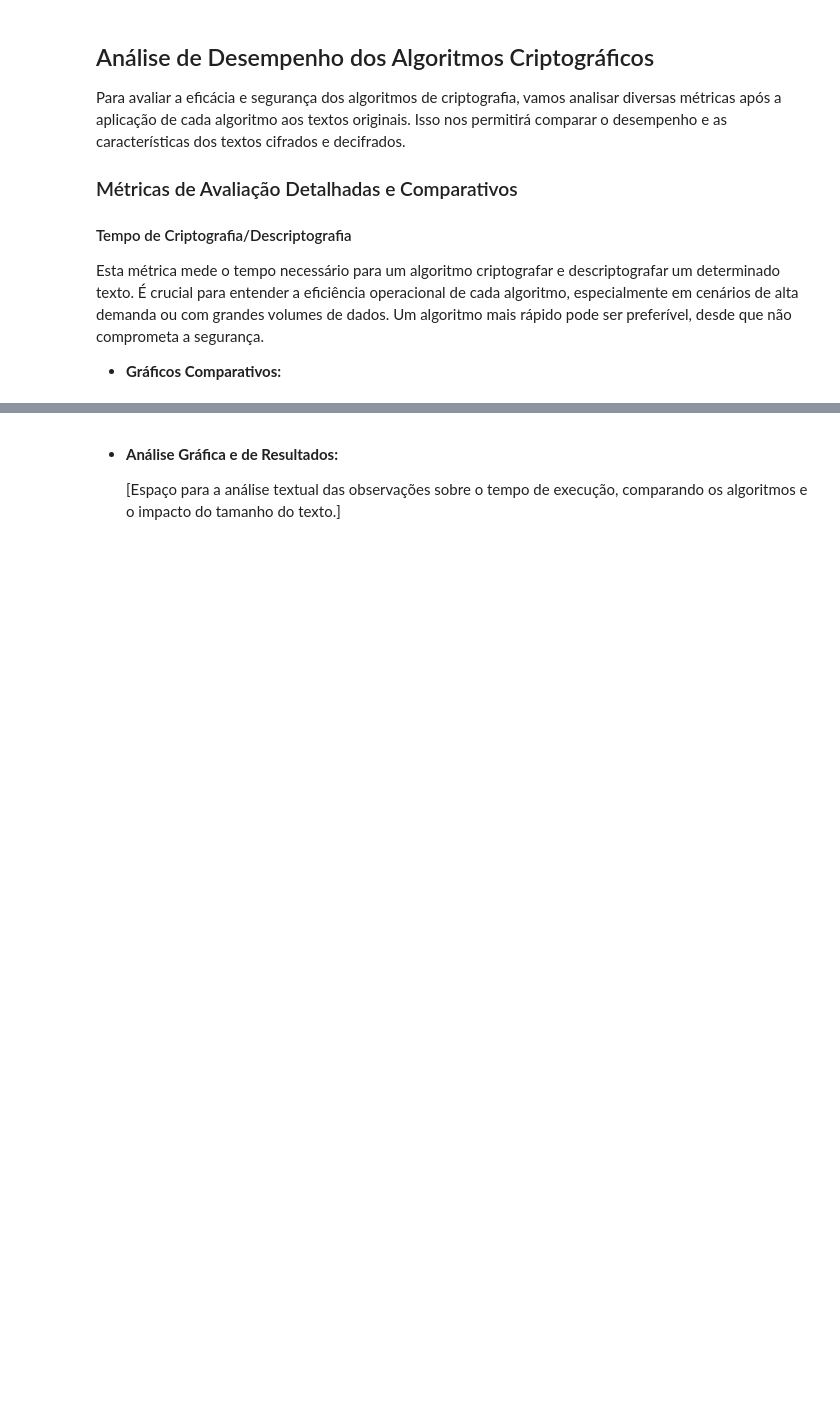
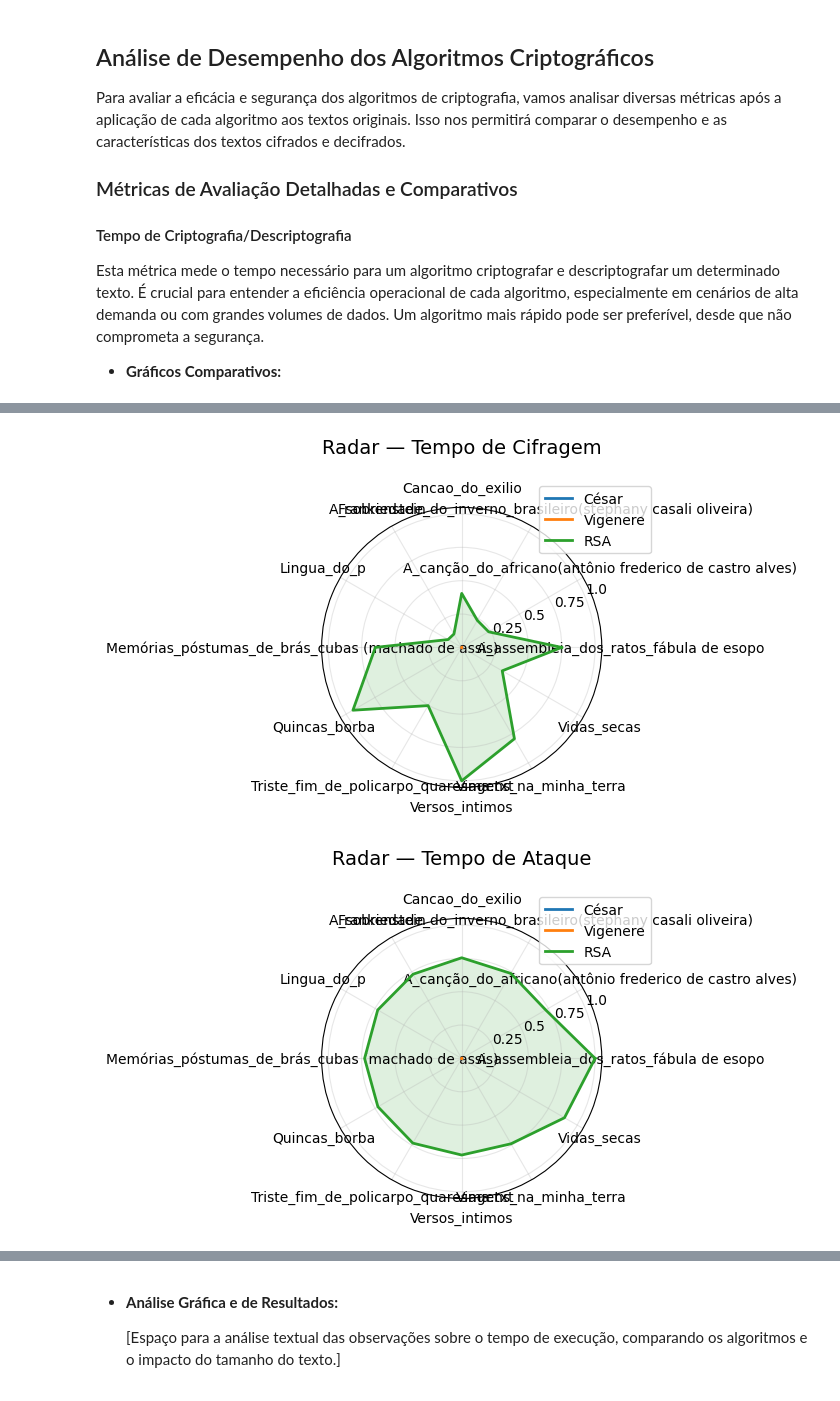
Before and after one commit to RaphaellaRoma/Criptoataques, a Jupyter notebook: criptoataques.ipynb, the cells around one changed output, grey strips where cells are left out. Saved outputs shown, nothing was run; the diff lists cells and outputs as text; code cells hidden in the pictures; blank space fills up the shorter version.

```diff
--- a/criptoataques.ipynb
+++ b/criptoataques.ipynb
@@ -376,0 +431,57 @@ plot_tempos(comparacao)
+# %%
+import numpy as np
+import matplotlib.pyplot as plt
+
+def radar_metric(comparacao, metrica, titulo):
+    textos = list(next(iter(comparacao.values())).keys())
+    algs = list(comparacao.keys())
+
+    # matriz de valores: cada linha = algoritmo, colunas = textos
+    valores = np.array([
+        [comparacao[alg][txt][metrica] for txt in textos]
+        for alg in algs
+    ], dtype=float)
+
+    # normalização para [0,1] (evita esmagamento)
+    max_val = valores.max()
+    if max_val > 0:
+        valores_norm = valores / max_val
+    else:
+        valores_norm = valores
+
+    N = len(textos)
+    angles = np.linspace(0, 2 * np.pi, N, endpoint=False).tolist()
+    angles += angles[:1]        # fechar o círculo
+
+    fig = plt.figure(figsize=(7, 7))
+    ax = plt.subplot(111, polar=True)
+
+    for i, alg in enumerate(algs):
+        v = valores_norm[i].tolist()
+        v += v[:1]
+        ax.plot(angles, v, linewidth=2, label=alg)
+        ax.fill(angles, v, alpha=0.15)
+
+    ax.set_title(titulo, fontsize=14, pad=20)
+    ax.set_xticks(angles[:-1])
+    ax.set_xticklabels(textos, fontsize=10)
+    ax.set_yticks([0.25, 0.5, 0.75, 1.0])
+    ax.set_yticklabels(["0.25", "0.5", "0.75", "1.0"])
+
+    ax.grid(True, alpha=0.3)
+    plt.legend(loc="upper right", bbox_to_anchor=(1.2, 1.1))
+    plt.tight_layout()
+    plt.show()
+
+
+def plot_radar_3_metricas(comparacao):
+    radar_metric(comparacao, "tempo_cifra",   "Radar — Tempo de Cifragem")
+    radar_metric(comparacao, "tempo_ataque",  "Radar — Tempo de Ataque")
+    radar_metric(comparacao, "tempo_decifra", "Radar — Tempo de Decifragem")
+
+
+# CHAMAR:
+plot_radar_3_metricas(comparacao)
+# %% [output]
+[figure, added]
+[figure, added]
```
Also changed, not shown: parts of 10 cells of this notebook, 7 other files.
